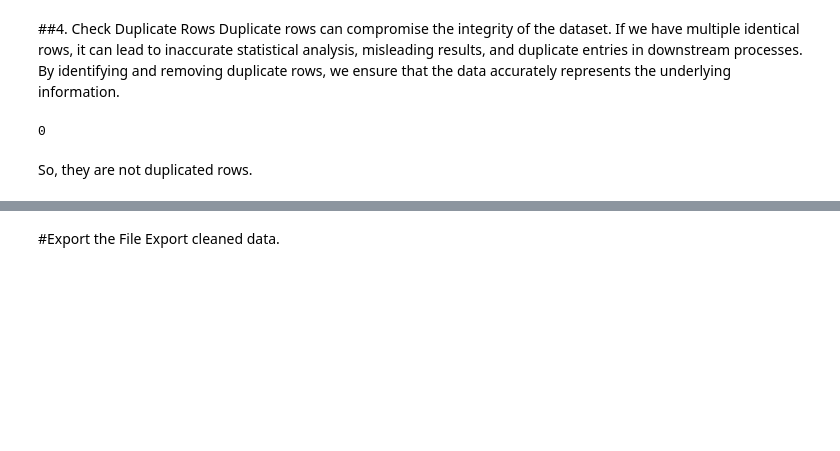
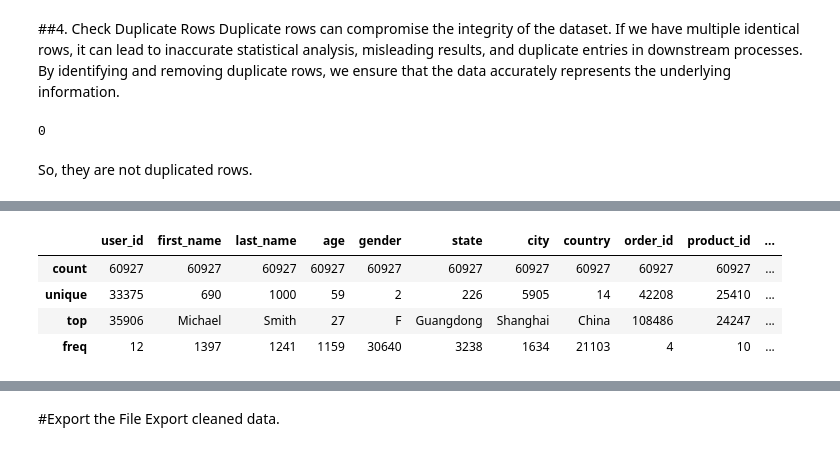
Before and after one commit to FatoniRahmat/Data-Analyst-in-Python, a Jupyter notebook: TheLook_Sales.ipynb, the cells around one changed output, grey strips where cells are left out. Cells and saved outputs as stored; diff of their text form; code cells hidden in the pictures; blank space fills up the shorter version.

```diff
--- a/TheLook_Sales.ipynb
+++ b/TheLook_Sales.ipynb
@@ -172,0 +190,9 @@ So, they are not duplicated rows.
+# %%
+#Statistics of non-numerical columns
+df.describe(include = np.object_)
+# %% [output]
+|  | user_id | first_name | last_name | age | gender | state | city | country | order_id | product_id | ... |
+| count | 60927 | 60927 | 60927 | 60927 | 60927 | 60927 | 60927 | 60927 | 60927 | 60927 | ... |
+| unique | 33375 | 690 | 1000 | 59 | 2 | 226 | 5905 | 14 | 42208 | 25410 | ... |
+| top | 35906 | Michael | Smith | 27 | F | Guangdong | Shanghai | China | 108486 | 24247 | ... |
+| freq | 12 | 1397 | 1241 | 1159 | 30640 | 3238 | 1634 | 21103 | 4 | 10 | ... |
```
Also changed, not shown: parts of 12 cells of this notebook.
